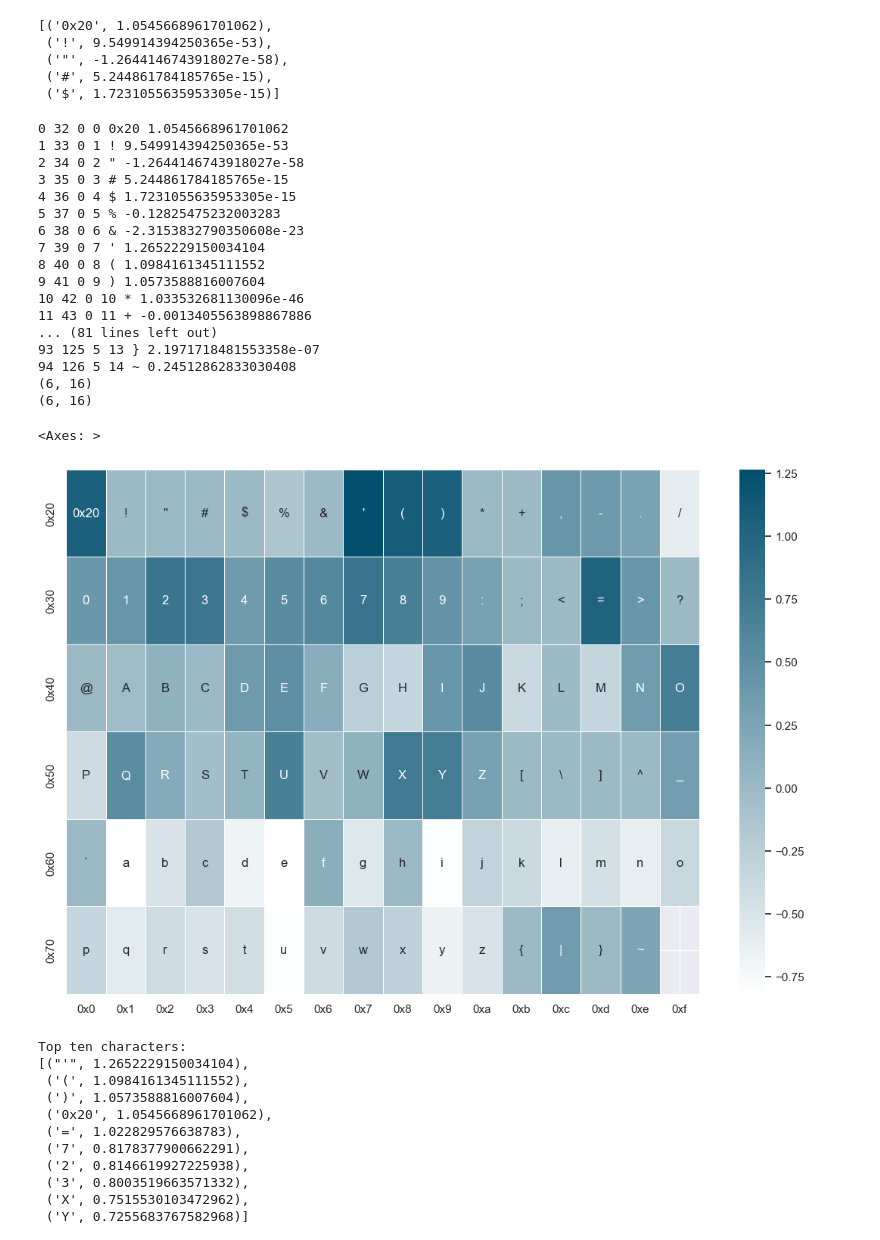
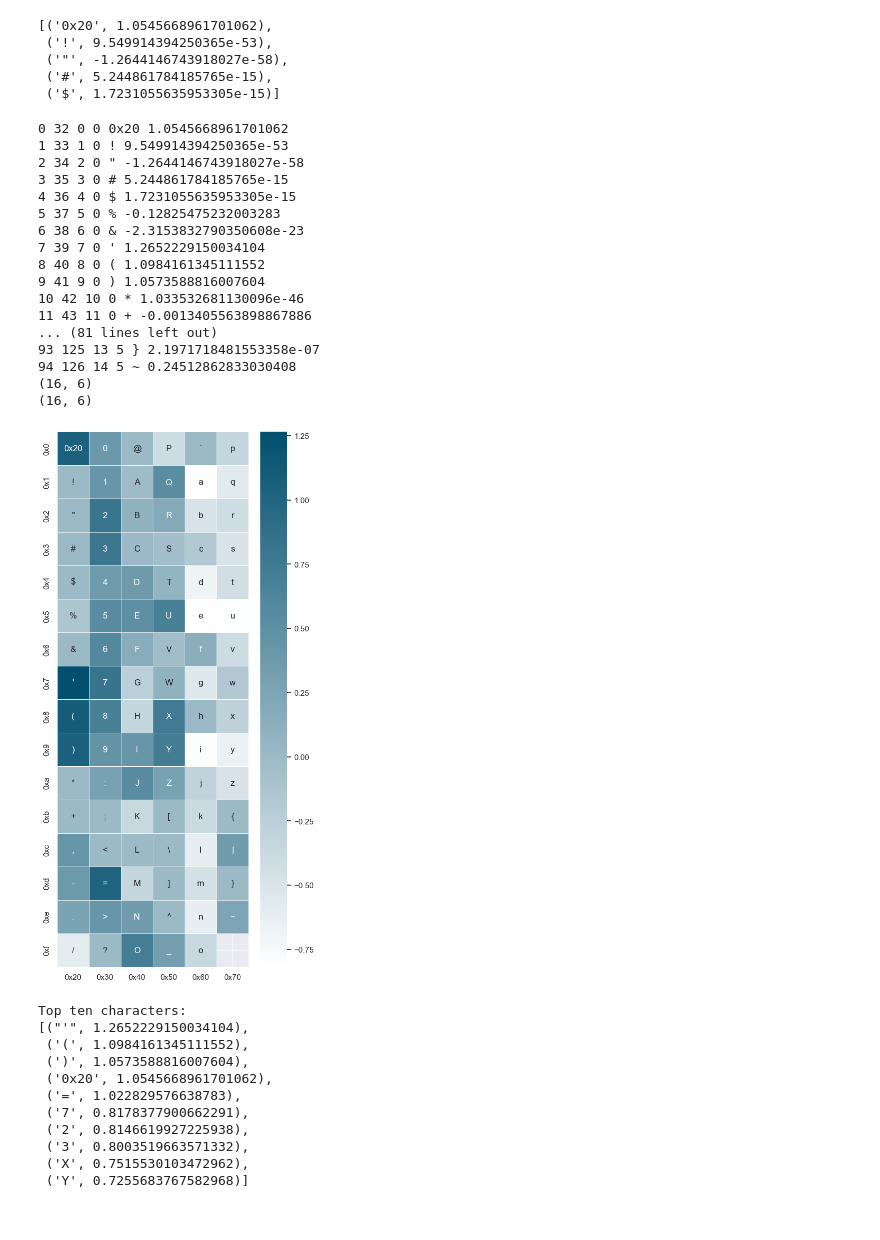
Before and after one commit to jdwhitaker/hybrid-vigor, a Jupyter notebook: main.ipynb, the cells around one changed output. Cells and saved outputs as stored; diff of their text form; code cells hidden in the pictures.

```diff
--- a/main.ipynb
+++ b/main.ipynb
@@ -85,59 +85,59 @@ pprint.pprint(coefficients[:5])
  ('$', 1.7231055635953305e-15)]
 # %%
 
-reshaped_keys = [[None for j in range(16)] for i in range(int((len(coefficients)/16)+1))]
-reshaped_values = [[None for j in range(16)] for i in range(int((len(coefficients)/16)+1))]
+reshaped_keys = [[None for i in range(int((len(coefficients)/16)+1))] for i in range(16)]
+reshaped_values = [[None for i in range(int((len(coefficients)/16)+1))] for j in range(16)]
 for index in range(0, len(coefficients)):
     character_code = index + 0x20
-    i0 = index // 16
-    i1 = index % 16
+    i0 = index % 16
+    i1 = index // 16
     print(index, character_code, i0, i1, coefficients[index][0], coefficients[index][1])
     reshaped_keys[i0][i1] = coefficients[index][0]
     reshaped_values[i0][i1] = coefficients[index][1]
 
 reshaped_keys = pd.DataFrame(reshaped_keys)
 print(reshaped_keys.shape)
 reshaped_values = pd.DataFrame(reshaped_values)
 print(reshaped_values.shape)
 
 import matplotlib.pyplot as plt
 import seaborn as sns
 colors = ["#ffffff", "#024f6e"]
 sns.set_theme()
 my_cmap = sns.blend_palette(colors, as_cmap = True)
 
 # Draw a heatmap with the numeric values in each cell
-f, ax = plt.subplots(figsize=(13.5, 9))
-sns.heatmap(
+f, ax = plt.subplots(figsize=(6, 13.5))
+fig = sns.heatmap(
     reshaped_values,
     annot=reshaped_keys,
     fmt='',
     linewidths=.5,
     ax=ax,
     cmap=my_cmap,
-    yticklabels=[hex(i) for i in range(0x20,0x7e+1,16)],
-    xticklabels=[hex(i) for i in range(0,16)]
-)
+    xticklabels=[hex(i) for i in range(0x20,0x7e+1,16)],
+    yticklabels=[hex(i) for i in range(0,16)]
+).get_figure()
+fig.savefig('classifier-coefficients.png')
 # %% [output]
 0 32 0 0 0x20 1.0545668961701062
-1 33 0 1 ! 9.549914394250365e-53
-2 34 0 2 " -1.2644146743918027e-58
-3 35 0 3 # 5.244861784185765e-15
-4 36 0 4 $ 1.7231055635953305e-15
-5 37 0 5 % -0.12825475232003283
-6 38 0 6 & -2.3153832790350608e-23
-7 39 0 7 ' 1.2652229150034104
-8 40 0 8 ( 1.0984161345111552
-9 41 0 9 ) 1.0573588816007604
-10 42 0 10 * 1.033532681130096e-46
-11 43 0 11 + -0.0013405563898867886
+1 33 1 0 ! 9.549914394250365e-53
+2 34 2 0 " -1.2644146743918027e-58
+3 35 3 0 # 5.244861784185765e-15
+4 36 4 0 $ 1.7231055635953305e-15
+5 37 5 0 % -0.12825475232003283
+6 38 6 0 & -2.3153832790350608e-23
+7 39 7 0 ' 1.2652229150034104
+8 40 8 0 ( 1.0984161345111552
+9 41 9 0 ) 1.0573588816007604
+10 42 10 0 * 1.033532681130096e-46
+11 43 11 0 + -0.0013405563898867886
 ... (81 lines left out)
-93 125 5 13 } 2.1971718481553358e-07
-94 126 5 14 ~ 0.24512862833030408
-(6, 16)
-(6, 16)
+93 125 13 5 } 2.1971718481553358e-07
+94 126 14 5 ~ 0.24512862833030408
+(16, 6)
+(16, 6)
-<Axes: >
-[figure, old version]
+[figure, new version]
 # %%
 sorted_coefficients = sorted(coefficients, key = lambda i: -i[1])
 print("Top ten characters: ")
```
Also changed, not shown: 2 other files.
